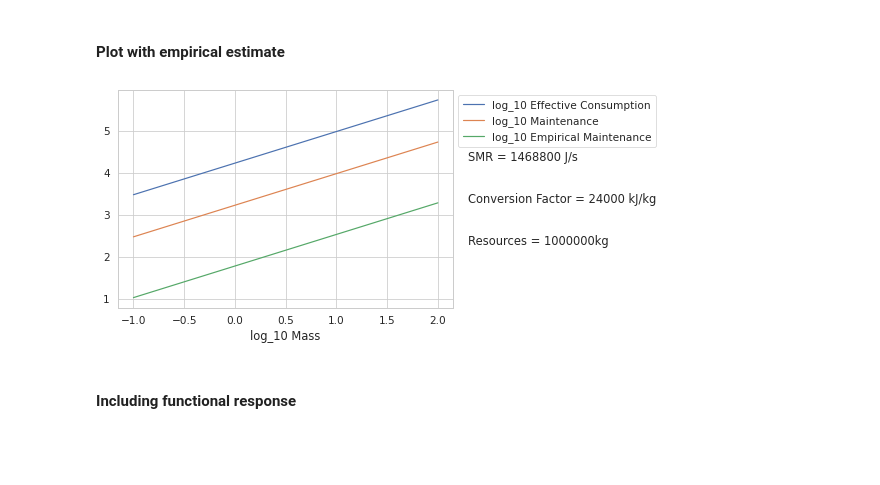
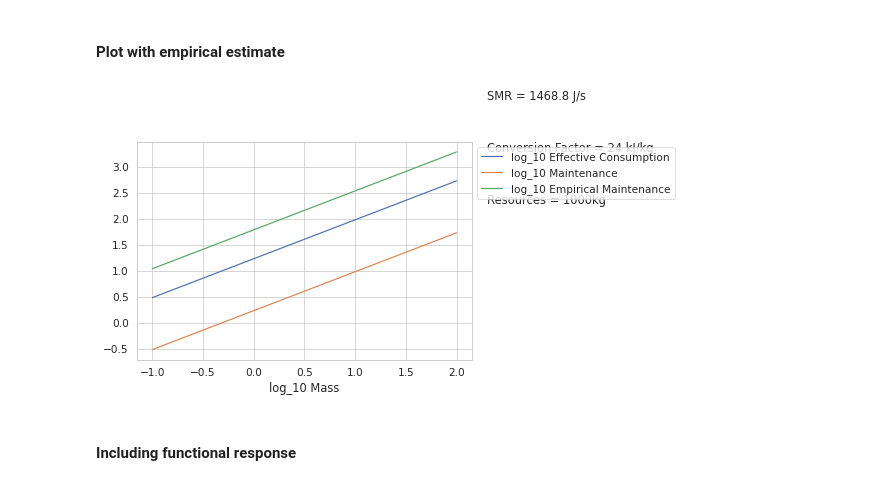
Before and after one commit to Don-Burns/Masters_Project, a Jupyter notebook: code/Supply_Model.ipynb, the cells around one changed output. Drawn from its saved outputs; the diff is of its cells as text; code cells hidden in the pictures; blank space fills up the shorter version.

```diff
--- a/code/Supply_Model.ipynb
+++ b/code/Supply_Model.ipynb
@@ -577,63 +544,30 @@ plt.show()
 # %% [markdown]
 #### Plot with empirical estimate
 # %%
-# SMR = params['metabolic_rate'] # in kJ/d
-# SMR = SMR /1000 # /1000 kJ -> J #
-# SMR = SMR *24*60*60 # days -> hours -> minutes -> seconds
-# conversion_fact = 24 # J/kg # in kg for comaprison with samraats handling time
-# Bm = SMR / conversion_fact # J/s / J/kg = kg/s
-# empirical = Bm * mass**0.75
+SMR = params['metabolic_rate'] # in kJ/d
+SMR = SMR /1000 # /1000 kJ -> J #
+SMR = SMR *24*60*60 # days -> hours -> minutes -> seconds
+conversion_fact = 24 # J/kg # in kg for comaprison with samraats handling time
+Bm = SMR / conversion_fact # J/s / J/kg = kg/s
+empirical = Bm * mass**0.75
 
-
-
-# plt.figure()
-# for i, resource in enumerate(resources,1):
-#     plt.subplot(1,2,i)
-#     if i == 1: plt.title("High resources")
-#     else: plt.title("Low resources")
-#     consume = consumption(mass, resource)
-#     log_consume = np.log10(consume)
-#     maintenance = proportion * consume
-#     log_mainenance = np.log10(maintenance)
-#     log_mass = np.log10(mass)
-#     plt.plot(log_mass, log_consume, label="log_10 Effective Consumption")
-#     plt.plot(log_mass, log_mainenance, label="log_10 Maintenance")
-#     plt.plot(log_mass, np.log10(empirical), label="log_10 Empirical Maintenance")
-# #     plt.text(max(log_mass) + 0.3, max(np.log10(empirical)), "Conversion Factor = "
-# #              + str(conversion_fact) + " J/kg")
-# #     plt.text(max(log_mass) + 0.3, max(np.log10(empirical))+1, "SMR = " + str(SMR) + " J/s")
-# #     plt.text(max(log_mass) + 0.3, max(np.log10(empirical))-1, "Resources = " + str(resource) + "kg")
-
-#     plt.xlabel("log_10 Mass")
-# plt.legend(fontsize='xx-small')
-# plt.savefig("../results/Effective_Consumption.pdf")
-# plt.legend(bbox_to_anchor=(1, 1))
-# plt.show()
+plt.figure()
+plt.plot(log_mass, log_consume, label="log_10 Effective Consumption")
+plt.plot(log_mass, log_mainenance, label="log_10 Maintenance")
+plt.plot(log_mass, np.log10(empirical), label="log_10 Empirical Maintenance")
+plt.text(max(log_mass) + 0.3, max(np.log10(empirical)),
+         "Conversion Factor = " + str(conversion_fact) + " kJ/kg")
+plt.text(max(log_mass) + 0.3, max(np.log10(empirical))+1,
+         "SMR = " + str(SMR) + " J/s")
+plt.text(max(log_mass) + 0.3, max(np.log10(empirical))-1,
+         "Resources = " + str(resource) + "kg")
+plt.legend(fontsize='xx-small')
+plt.xlabel("log_10 Mass")
+plt.savefig("../results/Effective_Consumption.pdf")
+plt.legend(bbox_to_anchor=(1, 1))
+plt.show()
+# %% [output]
+[figure, added]
-# %%
-SMR = params['metabolic_rate'] # in kJ/d
-# SMR = SMR /1000 # /1000 kJ -> J #
-SMR = SMR *24*60*60 # days -> hours -> minutes -> seconds
-conversion_fact = 24 * 10**3# kJ/kg # in kg for comaprison with samraats handling time
-Bm = SMR / conversion_fact # J/s / J/kg = kg/s
-empirical = Bm * mass**0.75
-
-
-
-plt.figure()
-plt.plot(log_mass, log_consume, label="log_10 Effective Consumption")
-plt.plot(log_mass, log_mainenance, label="log_10 Maintenance")
-plt.plot(log_mass, np.log10(empirical), label="log_10 Empirical Maintenance")
-plt.text(max(log_mass) + 0.3, max(np.log10(empirical)), "Conversion Factor = "
-         + str(conversion_fact) + " kJ/kg")
-plt.text(max(log_mass) + 0.3, max(np.log10(empirical))+1, "SMR = " + str(SMR) + " J/s")
-plt.text(max(log_mass) + 0.3, max(np.log10(empirical))-1, "Resources = " + str(resource) + "kg")
-plt.legend(fontsize='xx-small')
-plt.xlabel("log_10 Mass")
-plt.savefig("../results/Effective_Consumption.pdf")
-plt.legend(bbox_to_anchor=(1, 1))
-plt.show()
-# %% [output]
-[figure, removed]
 # %% [markdown]
 #### Including functional response
 # %%
```
Also changed, not shown: parts of 39 cells of this notebook, 3 other files.
